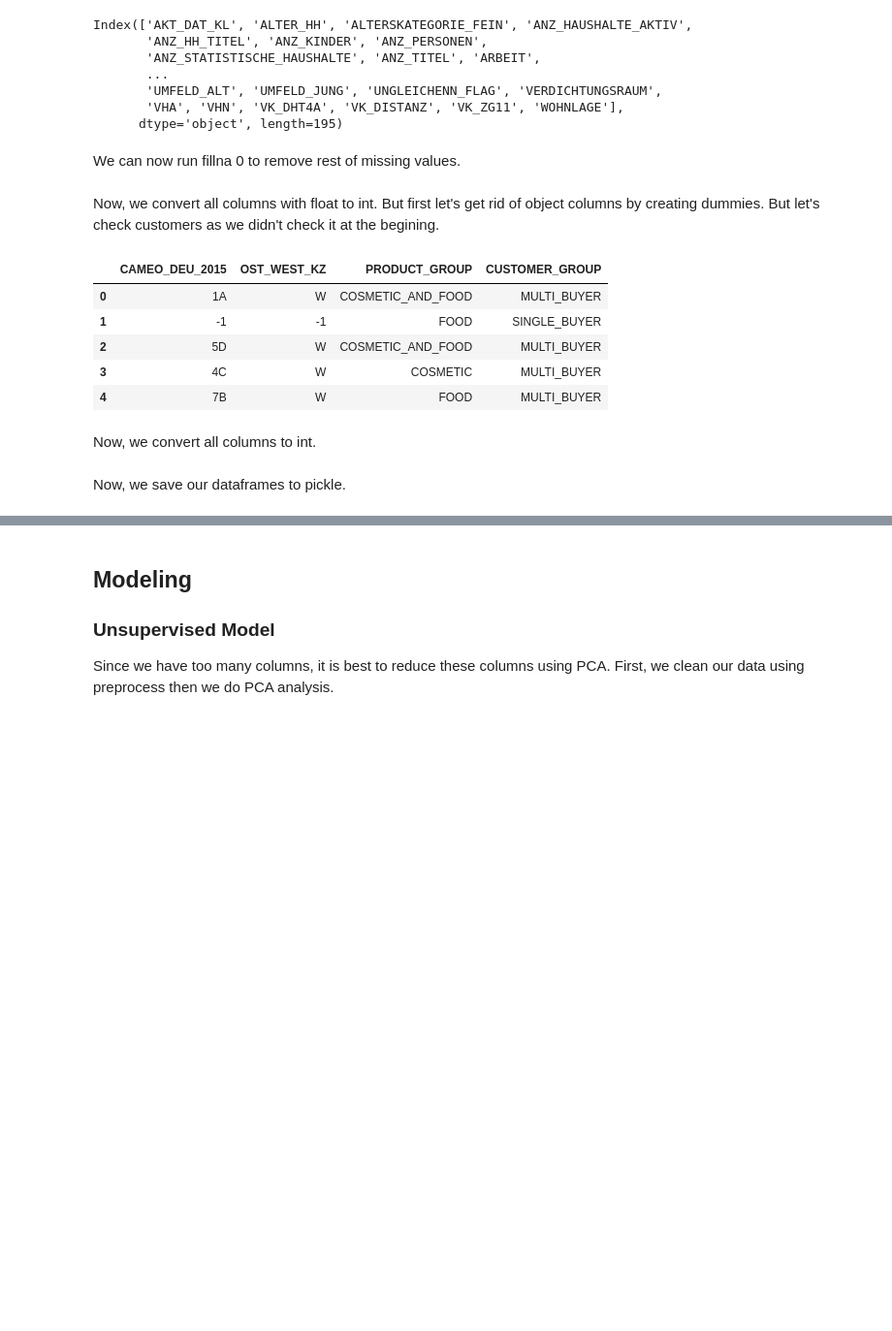
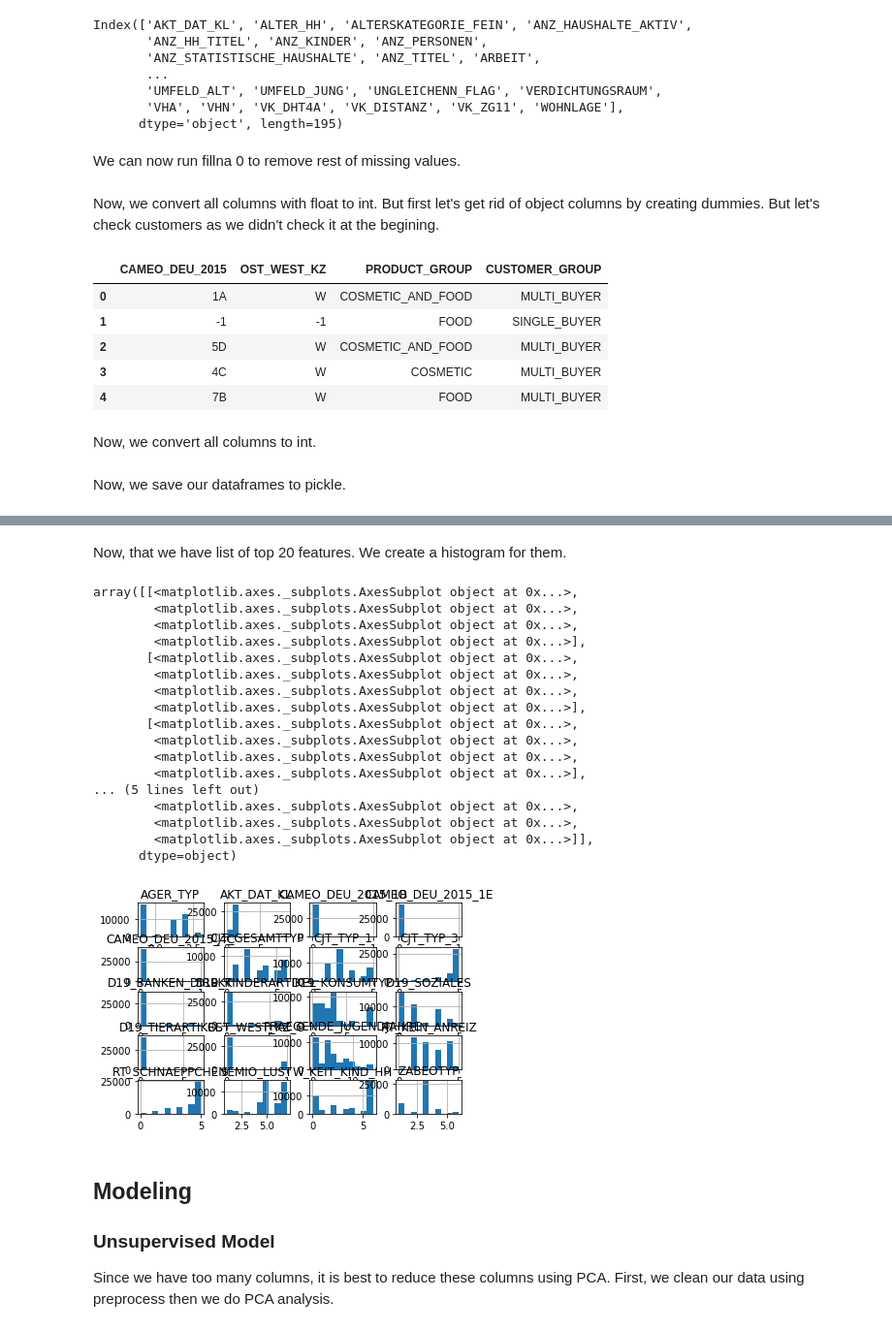
Before and after one commit to ra2309/ArvatoCapstone, a Jupyter notebook: Arvato Project Workbook.ipynb, the cells around one changed output, grey strips where cells are left out. Shown: that part at 97% size. Saved outputs shown, nothing was run; the diff lists cells and outputs as text; code cells hidden in the pictures; blank space fills up the shorter version.

Commit message:
Add files via upload
Added EDA through feature selection

```diff
--- a/Arvato Project Workbook.ipynb
+++ b/Arvato Project Workbook.ipynb
@@ -92,7 +92,8 @@ def data_preprocess(df,outliers=True):
         9. Create dummy variables for objects
         10. Set LNR as index
         11. Remove strongly correlated columns
-        12. Remove outliers'''
+        12. Remove outliers if needed
+        13. Remove columns with low variance'''
     drop_cols = df.columns[df.isnull().mean() > .7]
     df = df.drop(drop_cols,axis=1)
     df[['CAMEO_DEUG_2015','CAMEO_INTL_2015']] = df[['CAMEO_DEUG_2015','CAMEO_INTL_2015']].fillna(-1)
@@ -356,0 +364,4 @@ customers.to_pickle('clean_customers.p')
+# %%
+mailout_train = pd.read_pickle('mailout_train.p')
+# %%
+mailout_train = data_preprocess(mailout_train,False)
@@ -357,3 +370,33 @@ customers.to_pickle('clean_customers.p')
+# %%
+X = mailout_train.drop('RESPONSE',axis=1)
+y = mailout_train['RESPONSE']
+select_k_best_classifier = SelectKBest(k=20)
+select_k_best_classifier.fit(X,y)
+cols = select_k_best_classifier.get_support(indices=True)
+eda = X.columns[cols]
+# %% [markdown]
+Now, that we have list of top 20 features. We create a histogram for them.
+# %%
+mailout_train[eda].hist()
+# %% [output]
+array([[<matplotlib.axes._subplots.AxesSubplot object at 0x...>,
+        <matplotlib.axes._subplots.AxesSubplot object at 0x...>,
+        <matplotlib.axes._subplots.AxesSubplot object at 0x...>,
+        <matplotlib.axes._subplots.AxesSubplot object at 0x...>],
+       [<matplotlib.axes._subplots.AxesSubplot object at 0x...>,
+        <matplotlib.axes._subplots.AxesSubplot object at 0x...>,
+        <matplotlib.axes._subplots.AxesSubplot object at 0x...>,
+        <matplotlib.axes._subplots.AxesSubplot object at 0x...>],
+       [<matplotlib.axes._subplots.AxesSubplot object at 0x...>,
+        <matplotlib.axes._subplots.AxesSubplot object at 0x...>,
+        <matplotlib.axes._subplots.AxesSubplot object at 0x...>,
+        <matplotlib.axes._subplots.AxesSubplot object at 0x...>],
+... (5 lines left out)
+        <matplotlib.axes._subplots.AxesSubplot object at 0x...>,
+        <matplotlib.axes._subplots.AxesSubplot object at 0x...>,
+        <matplotlib.axes._subplots.AxesSubplot object at 0x...>]],
+      dtype=object)
+[figure, added]
 # %% [markdown]
 ## Modeling
 
```
Also changed, not shown: parts of 18 cells of this notebook.
